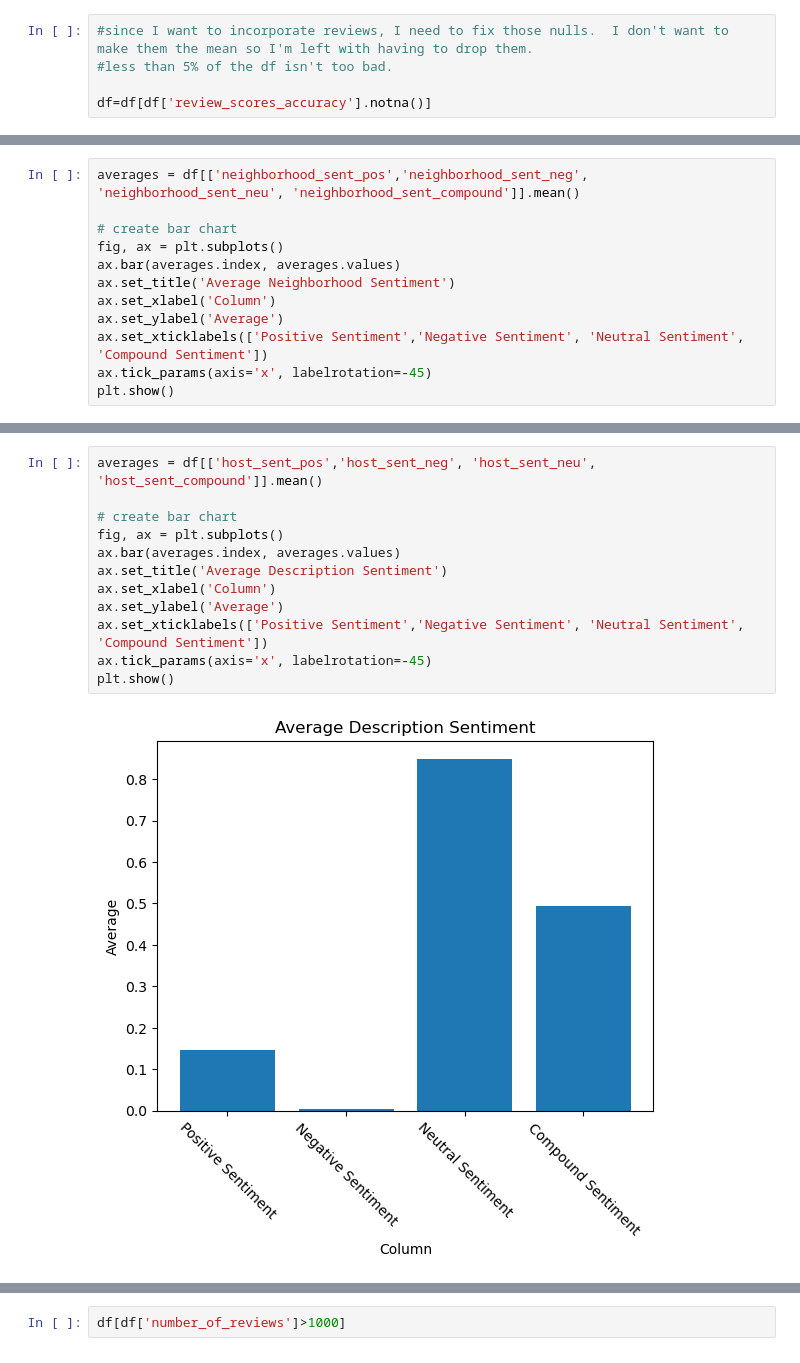
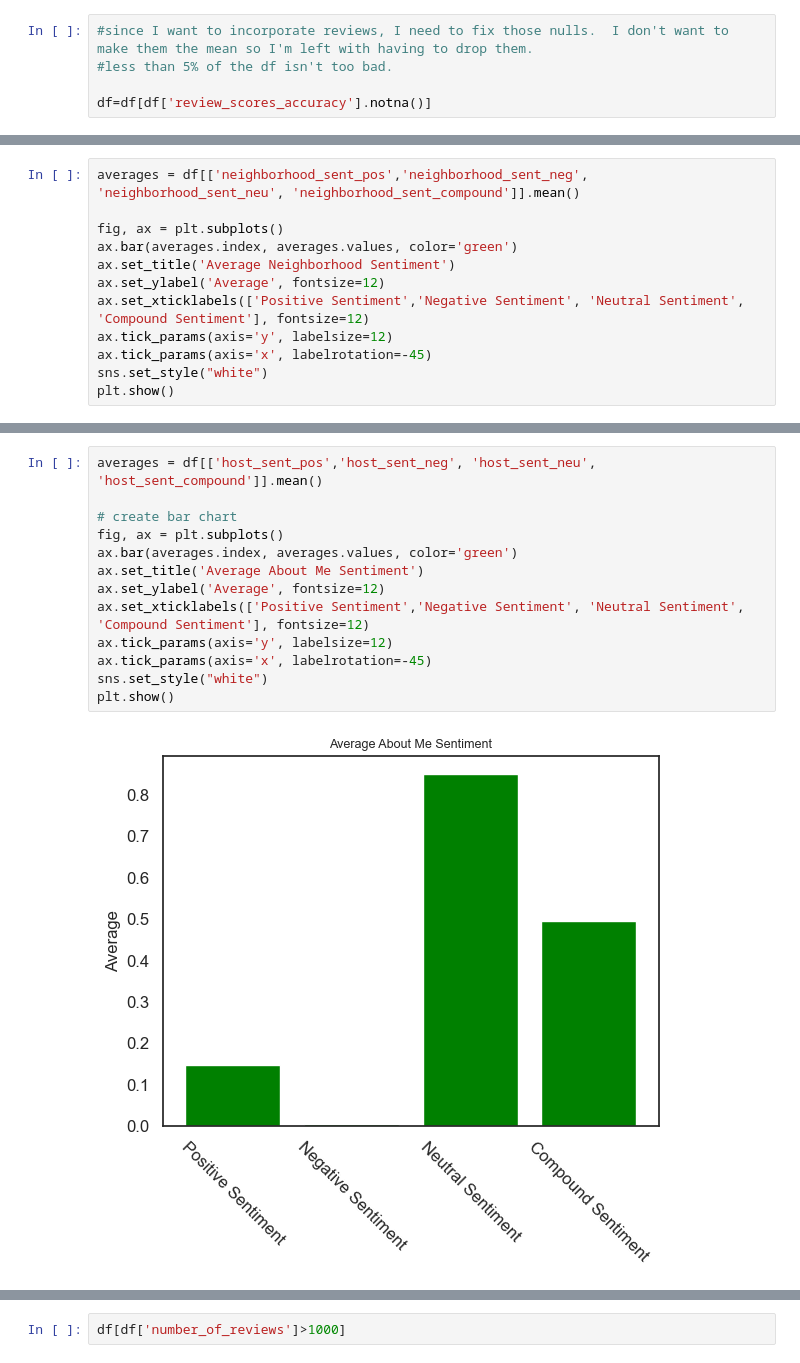
Before and after one commit to carlhorwitz/capstone, a Jupyter notebook: 1. Preprocessing/NLP EDA.ipynb, the cells around one changed output, grey strips where cells are left out. Drawn from its saved outputs; the diff is of its cells as text.

```diff
--- a/1. Preprocessing/NLP EDA.ipynb
+++ b/1. Preprocessing/NLP EDA.ipynb
@@ -91,13 +77,13 @@ plt.show()
 # %%
 averages = df[['neighborhood_sent_pos','neighborhood_sent_neg', 'neighborhood_sent_neu', 'neighborhood_sent_compound']].mean()
 
-# create bar chart
 fig, ax = plt.subplots()
-ax.bar(averages.index, averages.values)
+ax.bar(averages.index, averages.values, color='green')
 ax.set_title('Average Neighborhood Sentiment')
-ax.set_xlabel('Column')
-ax.set_ylabel('Average')
-ax.set_xticklabels(['Positive Sentiment','Negative Sentiment', 'Neutral Sentiment', 'Compound Sentiment'])
+ax.set_ylabel('Average', fontsize=12)
+ax.set_xticklabels(['Positive Sentiment','Negative Sentiment', 'Neutral Sentiment', 'Compound Sentiment'], fontsize=12)
+ax.tick_params(axis='y', labelsize=12)
 ax.tick_params(axis='x', labelrotation=-45)
+sns.set_style("white")
 plt.show()
 # %% [output]
@@ -119,14 +107,15 @@ plt.show()
 # %%
 averages = df[['host_sent_pos','host_sent_neg', 'host_sent_neu', 'host_sent_compound']].mean()
 
 # create bar chart
 fig, ax = plt.subplots()
-ax.bar(averages.index, averages.values)
-ax.set_title('Average Description Sentiment')
-ax.set_xlabel('Column')
-ax.set_ylabel('Average')
-ax.set_xticklabels(['Positive Sentiment','Negative Sentiment', 'Neutral Sentiment', 'Compound Sentiment'])
+ax.bar(averages.index, averages.values, color='green')
+ax.set_title('Average About Me Sentiment')
+ax.set_ylabel('Average', fontsize=12)
+ax.set_xticklabels(['Positive Sentiment','Negative Sentiment', 'Neutral Sentiment', 'Compound Sentiment'], fontsize=12)
+ax.tick_params(axis='y', labelsize=12)
 ax.tick_params(axis='x', labelrotation=-45)
+sns.set_style("white")
 plt.show()
 # %% [output]
-[figure, old version]
+[figure, new version]
```
Also changed, not shown: parts of 12 cells of this notebook, 15 other files.
